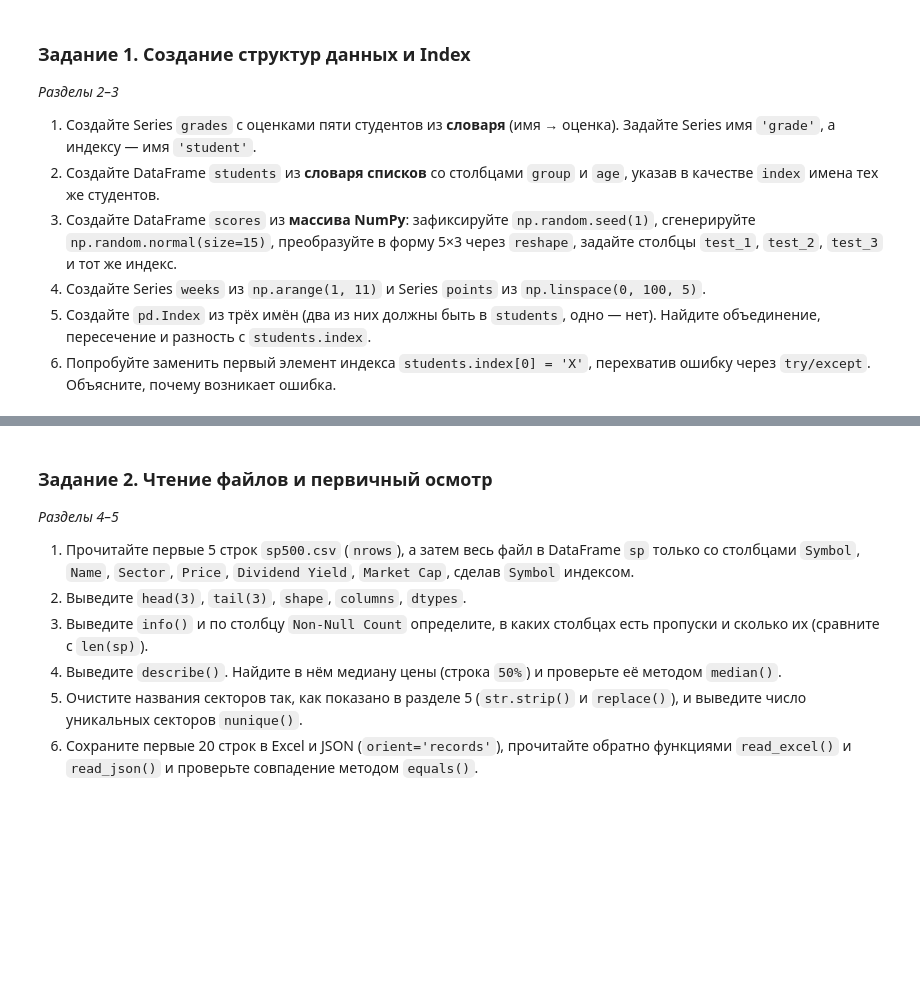
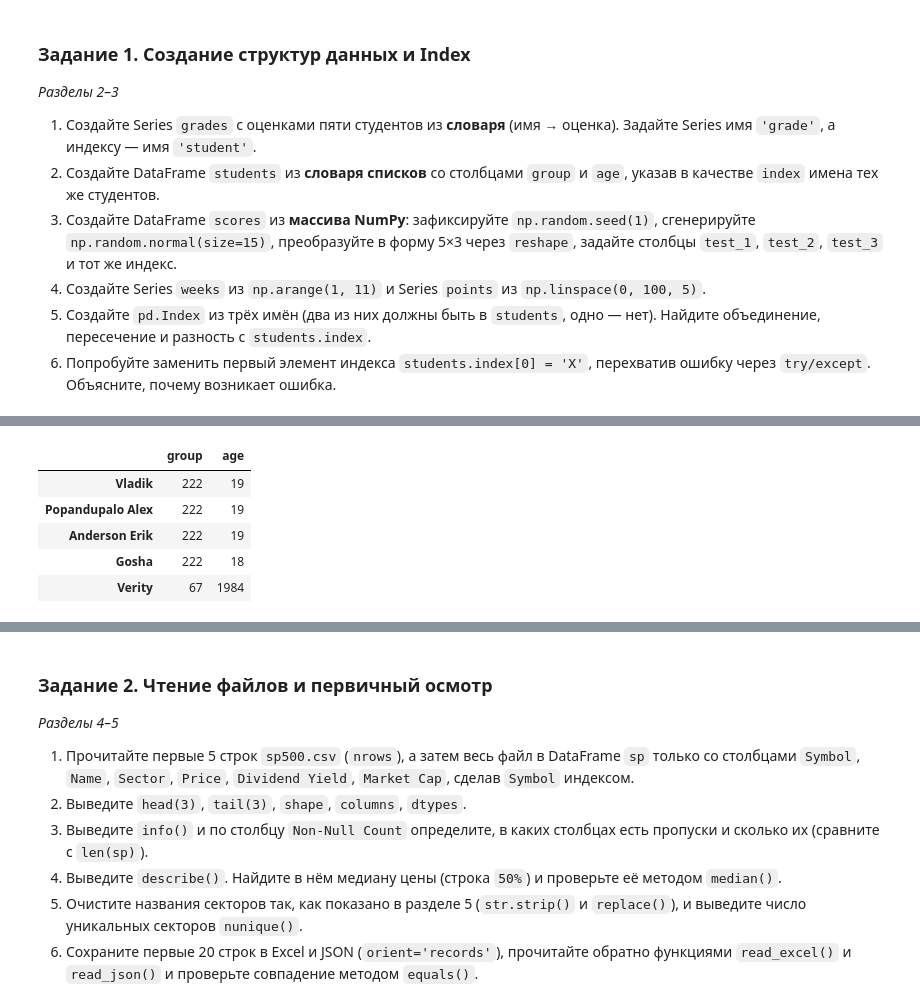
Before and after one commit to LonsdaleV/pyth_labs, a Jupyter notebook: ЛР4 Data-Structures_and_Indexing.ipynb, the cells around one changed output, grey strips where cells are left out. Cells and saved outputs as stored; diff of their text form; code cells hidden in the pictures; blank space fills up the shorter version.

```diff
--- a/ЛР4 Data-Structures_and_Indexing.ipynb
+++ b/ЛР4 Data-Structures_and_Indexing.ipynb
@@ -921,0 +1057,11 @@ del sales, opt, part, cols, filtered, both
+# %%
+data_students = [['222',19],['222',19],['222',19],['222',18],['67',1984]]
+students = pd.DataFrame(data = data_students, index = students_map, columns=['group','age'])
+students
+# %% [output]
+|  | group | age |
+| Vladik | 222 | 19 |
+| Popandupalo Alex | 222 | 19 |
+| Anderson Erik | 222 | 19 |
+| Gosha | 222 | 18 |
+| Verity | 67 | 1984 |
```
Also changed, not shown: parts of 26 cells of this notebook, 1 other file.
